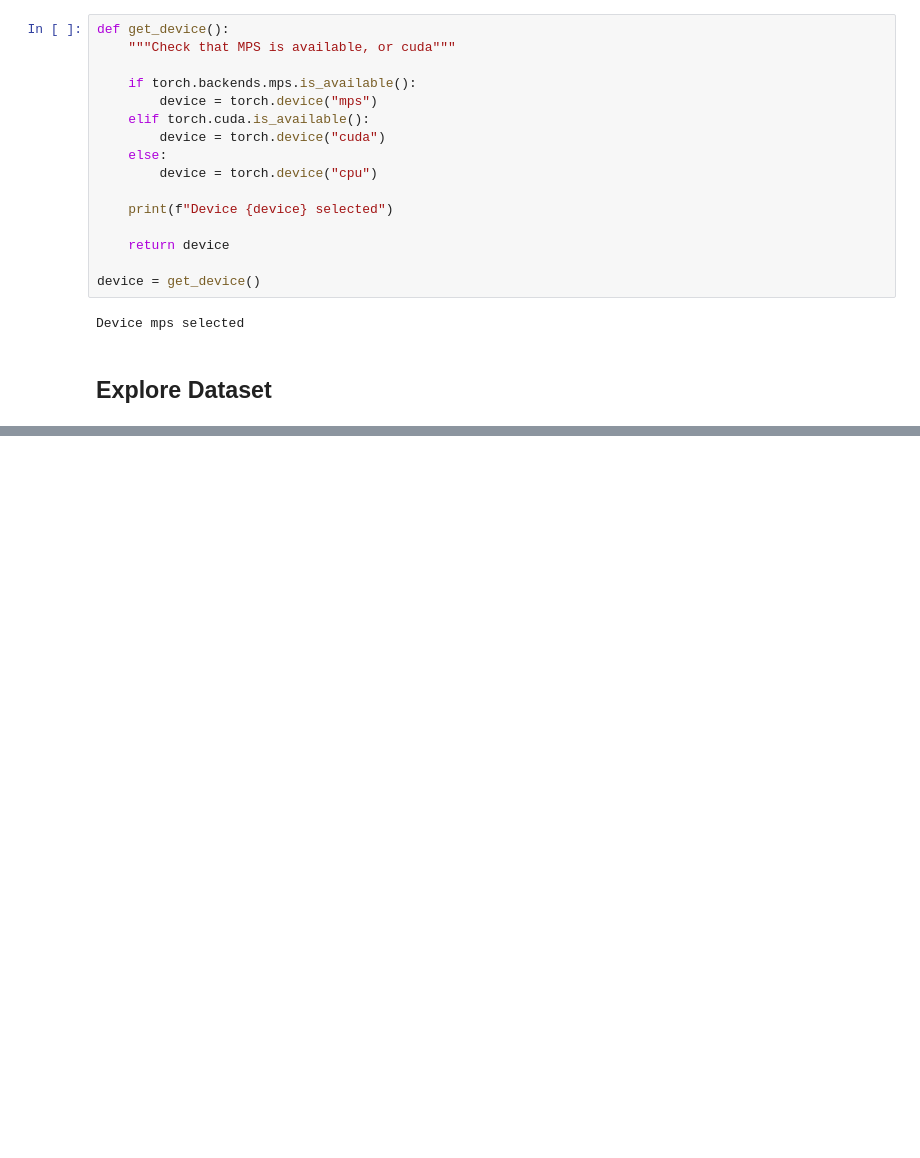
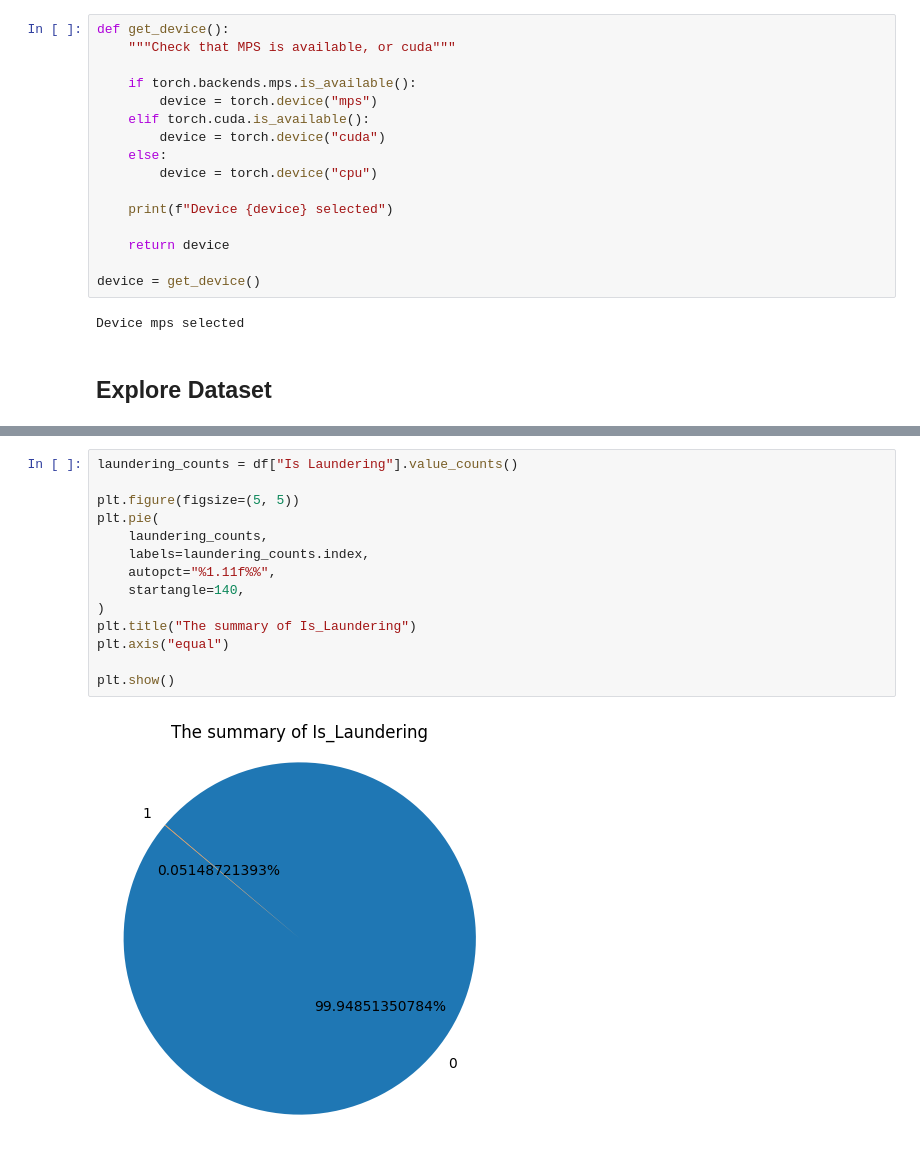
Before and after one commit to luca-marian/aml-detection, a Jupyter notebook: explore_dataset.ipynb, the cells around one changed output, grey strips where cells are left out. Saved outputs shown, nothing was run; the diff lists cells and outputs as text; blank space fills up the shorter version.

```diff
--- a/explore_dataset.ipynb
+++ b/explore_dataset.ipynb
@@ -90,0 +160,16 @@ df = pd.read_csv(AML_SMALL_DATASET)
+# %%
+laundering_counts = df["Is Laundering"].value_counts()
+
+plt.figure(figsize=(5, 5))
+plt.pie(
+    laundering_counts,
+    labels=laundering_counts.index,
+    autopct="%1.11f%%",
+    startangle=140,
+)
+plt.title("The summary of Is_Laundering")
+plt.axis("equal")
+
+plt.show()
+# %% [output]
+[figure, added]
```
Also changed, not shown: parts of 23 cells of this notebook.
